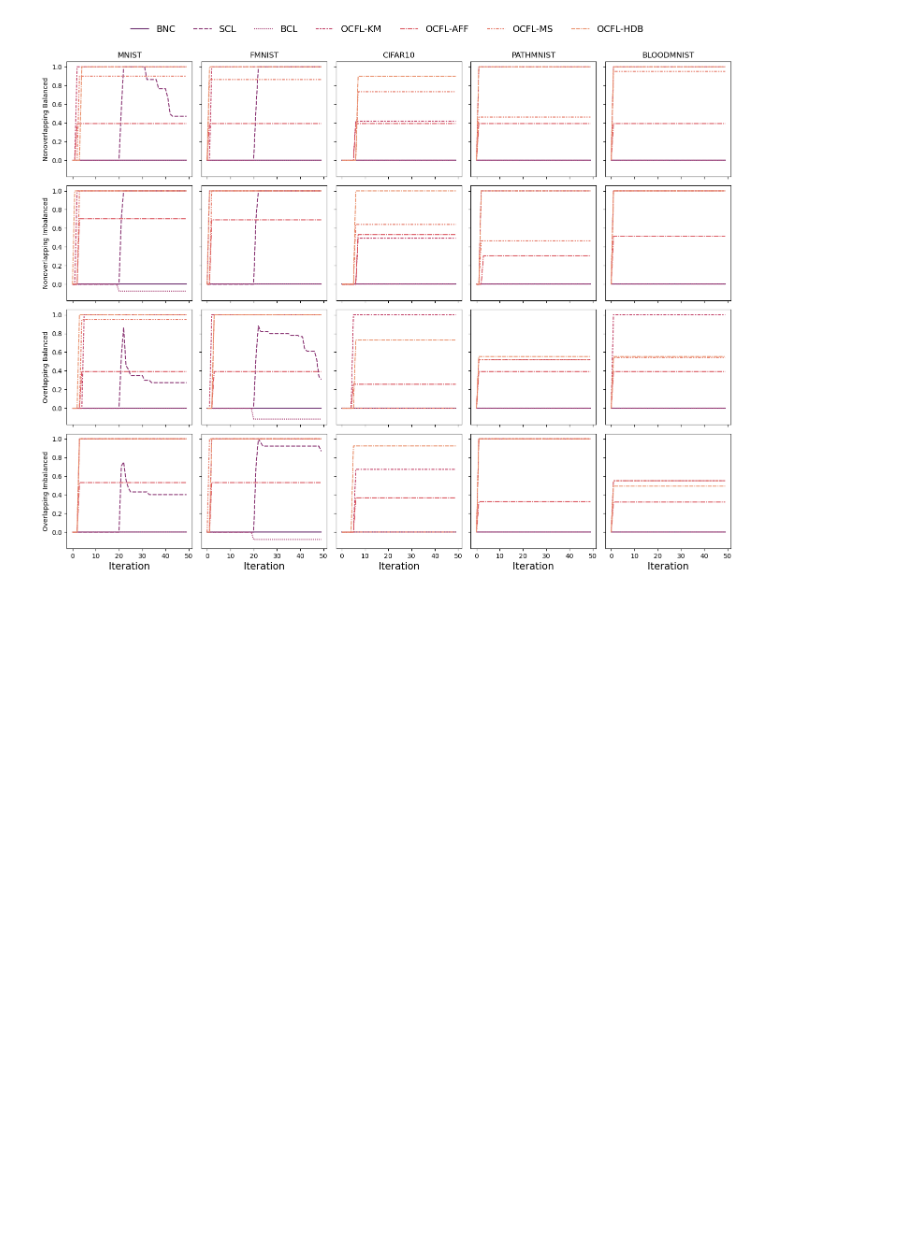
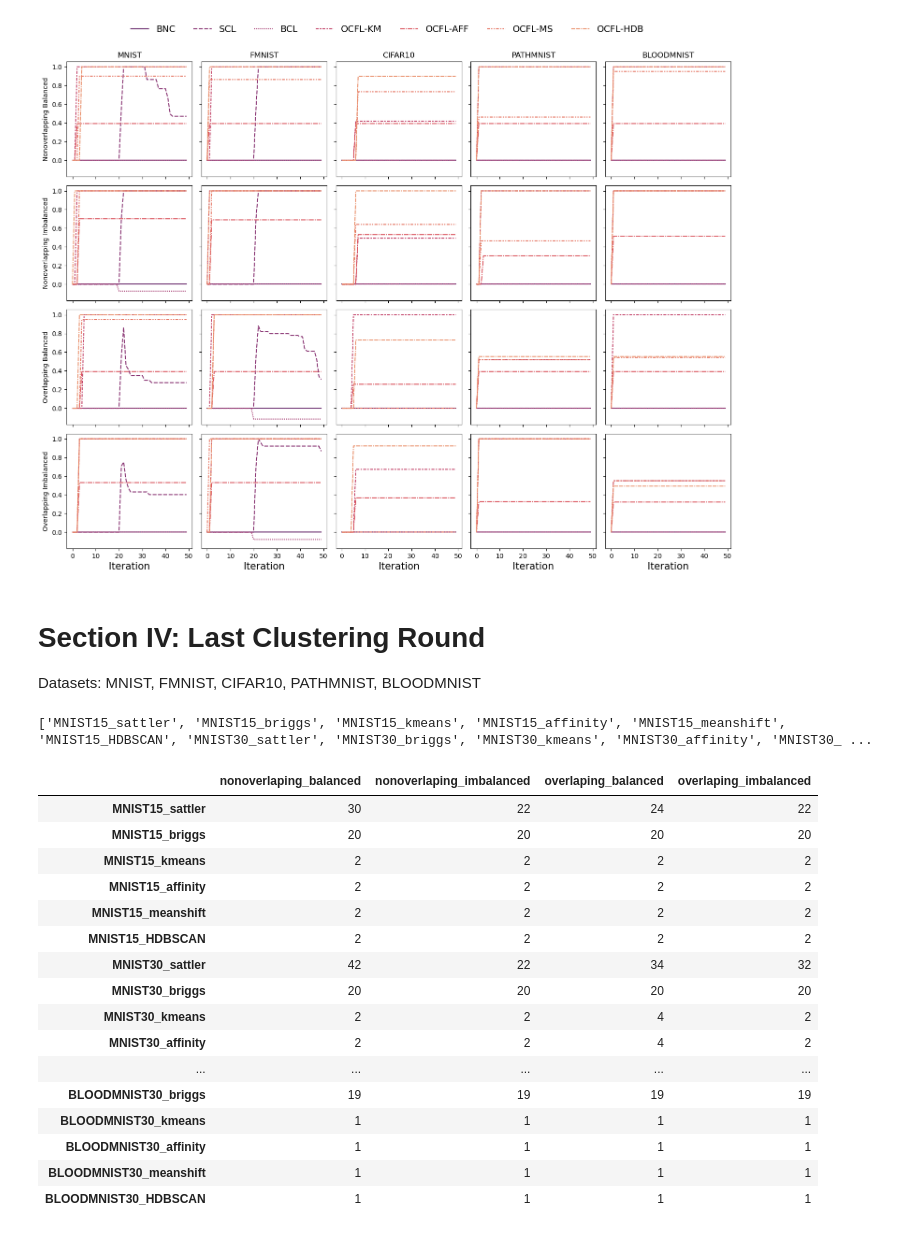
Before and after one commit to MKZuziak/ODFL_Archive, a Jupyter notebook: Notebook_III_algorithms_evaluation.ipynb, the cells around one changed output. Saved outputs shown, nothing was run; the diff lists cells and outputs as text; code cells hidden in the pictures; blank space fills up the shorter version.

Commit message:
Adds automatic detection of the (last) clustering round for data recorded for particular algorithms

```diff
--- a/Notebook_III_algorithms_evaluation.ipynb
+++ b/Notebook_III_algorithms_evaluation.ipynb
@@ -470,3 +470,64 @@ fig.legend(unique.values(), unique.keys(), loc='upper center', ncol=len(unique),
 fig.tight_layout(rect=[0, 0, 1, 0.95])
 # %% [output]
 [figure]
+# %% [markdown]
+# Section IV: Last Clustering Round
+Datasets: MNIST, FMNIST, CIFAR10, PATHMNIST, BLOODMNIST
+# %%
+SCENARIOS = ['MNIST15', 'MNIST30', 'FMNIST15', 'FMNIST30', 'CIFAR1015', 'CIFAR1030', 'PATHMNIST15', 'PATHMNIST30', 'BLOODMNIST15', 'BLOODMNIST30']
+ALGOS = ['sattler', 'briggs', 'kmeans', 'affinity', 'meanshift', 'HDBSCAN']
+SCENARIOS_ALGOS = [
+    f"{scenario}_{algo}" for scenario in SCENARIOS
+    for algo in ALGOS]
+print(SCENARIOS_ALGOS)
+SPLITS = ['nonoverlaping_balanced', 'nonoverlaping_imbalanced', 'overlaping_balanced', 'overlaping_imbalanced']
+
+
+clustering_round = pd.DataFrame(index = SCENARIOS_ALGOS,
+                                columns=SPLITS)
+
+for dataset in datasets:
+    for split in split_types:
+        for balance in split_balance:
+            for no_clients in ['15', '30']:
+                for algo in ALGOS:
+                    ROOT = os.path.join(os.getcwd(), f'experiments/{dataset}/{split}/{balance}/{no_clients}')
+                    ATT = pd.read_csv(os.path.join(ROOT, f'{algo}_{dataset}_{split}_{balance}_{no_clients}/results/cluster_id_mapping.csv'))
+                    QUERY_KEY_ROW = f"{dataset}{no_clients}_{algo}"
+                    QUERY_KEY_COL = f"{split}_{balance}"
+                    previous_row = ATT.iloc[-1]
+                    clustering_round_idx = None
+                    for idx, row in ATT.iloc[::-2].iterrows():
+                        if not row.equals(previous_row):
+                            clustering_round_idx = idx + 1
+                            break
+                        previous_row = row
+                    clustering_round.loc[QUERY_KEY_ROW, QUERY_KEY_COL] = clustering_round_idx
+
+if not os.path.exists(os.path.join(os.getcwd(), 'tables', 'clustering_round')):
+    os.makedirs(os.path.join(os.getcwd(), 'tables', 'clustering_round'))
+
+with open(os.path.join(os.getcwd(), 'tables', 'clustering_round', f"last_clustering_round.tex"), 'w+') as file:
+    file.write(clustering_round.to_latex(float_format="%.2f"))
+# %% [output]
+['MNIST15_sattler', 'MNIST15_briggs', 'MNIST15_kmeans', 'MNIST15_affinity', 'MNIST15_meanshift', 'MNIST15_HDBSCAN', 'MNIST30_sattler', 'MNIST30_briggs', 'MNIST30_kmeans', 'MNIST30_affinity', 'MNIST30_ ...
+# %%
+clustering_round
+# %% [output]
+|  | nonoverlaping_balanced | nonoverlaping_imbalanced | overlaping_balanced | overlaping_imbalanced |
+| MNIST15_sattler | 30 | 22 | 24 | 22 |
+| MNIST15_briggs | 20 | 20 | 20 | 20 |
+| MNIST15_kmeans | 2 | 2 | 2 | 2 |
+| MNIST15_affinity | 2 | 2 | 2 | 2 |
+| MNIST15_meanshift | 2 | 2 | 2 | 2 |
+| MNIST15_HDBSCAN | 2 | 2 | 2 | 2 |
+| MNIST30_sattler | 42 | 22 | 34 | 32 |
+| MNIST30_briggs | 20 | 20 | 20 | 20 |
+| MNIST30_kmeans | 2 | 2 | 4 | 2 |
+| MNIST30_affinity | 2 | 2 | 4 | 2 |
+| ... | ... | ... | ... | ... |
+| BLOODMNIST30_briggs | 19 | 19 | 19 | 19 |
+| BLOODMNIST30_kmeans | 1 | 1 | 1 | 1 |
+| BLOODMNIST30_affinity | 1 | 1 | 1 | 1 |
+| BLOODMNIST30_meanshift | 1 | 1 | 1 | 1 |
+| BLOODMNIST30_HDBSCAN | 1 | 1 | 1 | 1 |
```
Also changed, not shown: 1 other file.
